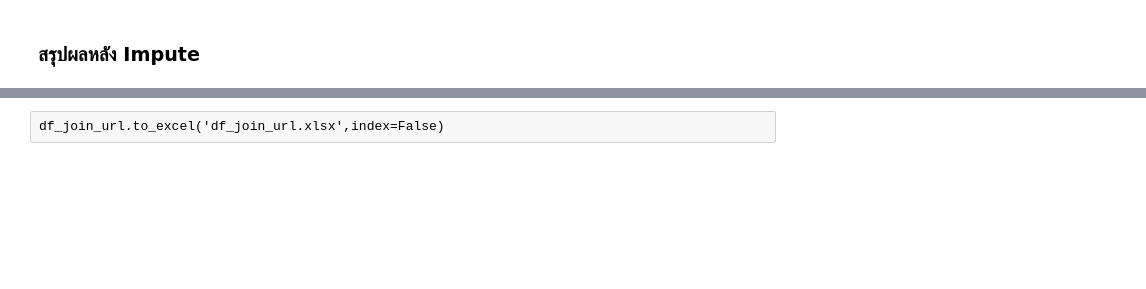
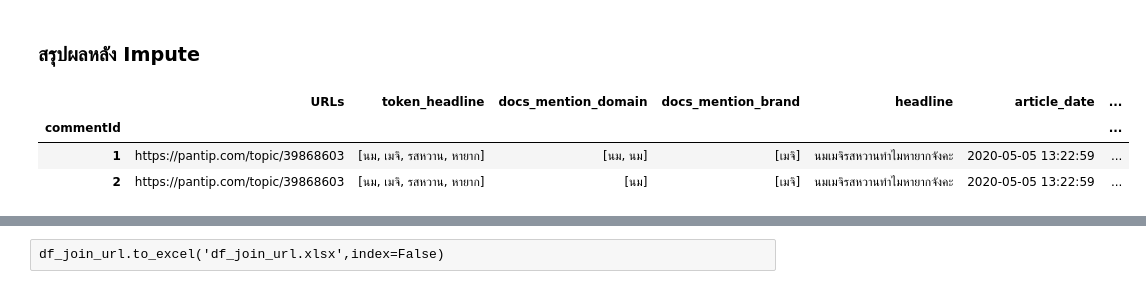
Before and after one commit to pacharapol4066/Product-Position-SNA, a Jupyter notebook: 03.EDA_Headline_Comments.ipynb, the cells around one changed output, grey strips where cells are left out. Drawn from its saved outputs; the diff is of its cells as text; code cells hidden in the pictures; blank space fills up the shorter version.

```diff
--- a/03.EDA_Headline_Comments.ipynb
+++ b/03.EDA_Headline_Comments.ipynb
@@ -239,9 +214,16 @@ plotLine_URLs('article_date_date',df_plotViz)
 ### สรุปผลหลัง Impute
 # %%
 df_url_eda = df_join_url.copy()
-df_url_eda['mention_domain_count'] = df_url_eda['mention_domain'].apply(lambda x: 0 if x is None else len(x))
-df_url_eda['mention_product_count'] = df_url_eda['mention_product'].apply(lambda x: 0 if x is None else len(x))
-df_url_eda['mention_brand_count'] = df_url_eda['mention_brand'].apply(lambda x: 0 if x is None else len(x))
+df_url_eda['mention_domain_count'] = df_url_eda['docs_mention_domain'].apply(lambda x: 0 if x is None else len(x))
+#df_url_eda['mention_product_count'] = df_url_eda['mention_product'].apply(lambda x: 0 if x is None else len(x))
+df_url_eda['mention_brand_count'] = df_url_eda['docs_mention_brand'].apply(lambda x: 0 if x is None else len(x))
+# %%
+df_url_eda.head(2)
+# %% [output]
+|  | URLs | token_headline | docs_mention_domain | docs_mention_brand | headline | article_date | ... |
+| commentId |  |  |  |  |  |  | ... |
+| 1 | https://pantip.com/topic/39868603 | [นม, เมจิ, รสหวาน, หายาก] | [นม, นม] | [เมจิ] | นมเมจิรสหวานทำไมหายากจังคะ | 2020-05-05 13:22:59 | ... |
+| 2 | https://pantip.com/topic/39868603 | [นม, เมจิ, รสหวาน, หายาก] | [นม] | [เมจิ] | นมเมจิรสหวานทำไมหายากจังคะ | 2020-05-05 13:22:59 | ... |
 # %%
 df_url_eda.shape
 # %% [output]
```
Also changed, not shown: parts of 60 cells of this notebook.
